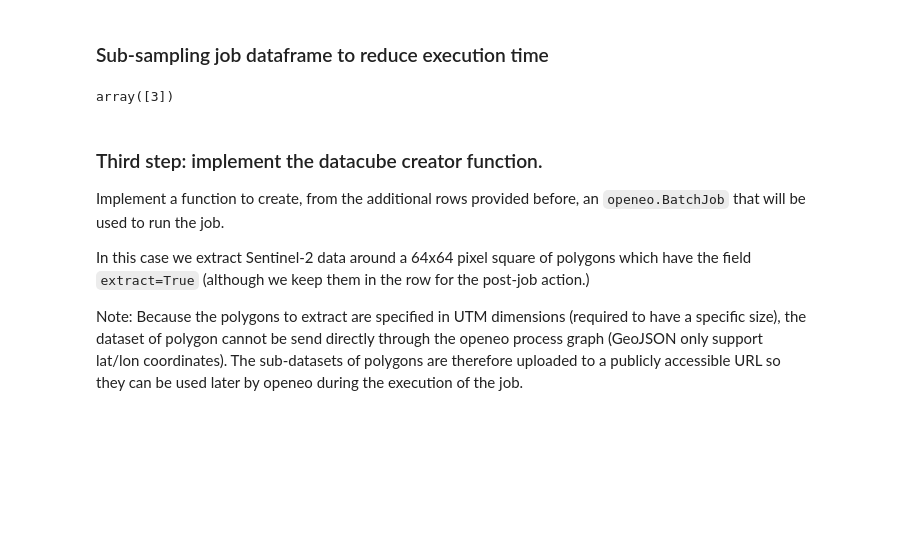
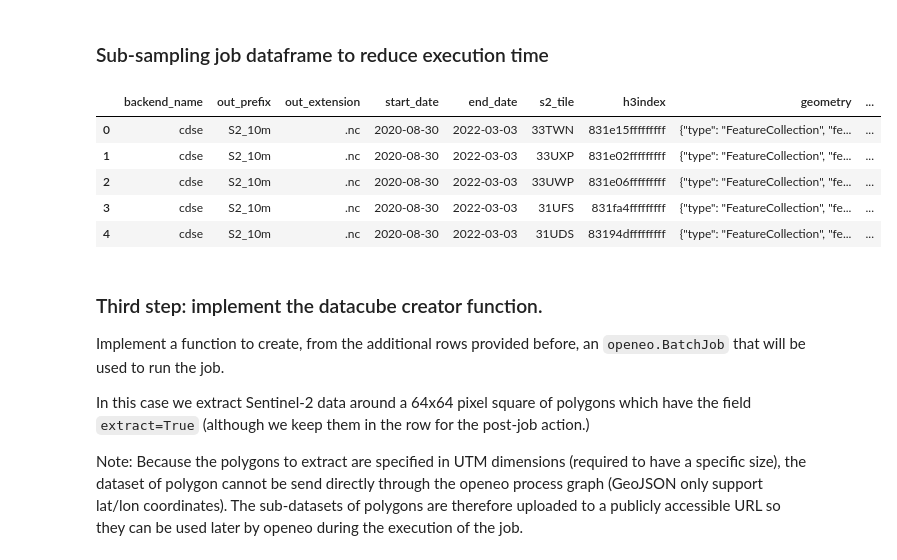
Before and after one commit to Open-EO/openeo-gfmap, a Jupyter notebook: examples/extraction_pipelines/S2_extraction_example.ipynb, the cells around one changed output. Saved outputs shown, nothing was run; the diff lists cells and outputs as text; code cells hidden in the pictures; blank space fills up the shorter version.

```diff
--- a/examples/extraction_pipelines/S2_extraction_example.ipynb
+++ b/examples/extraction_pipelines/S2_extraction_example.ipynb
@@ -116,18 +125,24 @@ job_df
 ### Sub-sampling job dataframe to reduce execution time
 # %%
 # Run a subset of the jobs to test the manager, the selected jobs have a fair amount of geometries to extract
-job_df = job_df.iloc[[0, 2, 3, -6]].reset_index(drop=True)
+# 8, 6, 4, 2 and 1 tiles
+job_df = job_df.iloc[[15, 93, 43, 3, 0]].reset_index(drop=True)
 # %%
 import geojson
 
 def get_job_nb_polygons(row: pd.Series) -> int:
     """Get the number of polygons in the geometry."""
     return len(list(filter(lambda feat: feat.properties.get("extract"), geojson.loads(row.geometry)['features'])))
 
 job_df['nb_polygons'] = job_df.apply(get_job_nb_polygons, axis=1)
-job_df.nb_polygons.values
+job_df
 # %% [output]
-array([3])
+|  | backend_name | out_prefix | out_extension | start_date | end_date | s2_tile | h3index | geometry | ... |
+| 0 | cdse | S2_10m | .nc | 2020-08-30 | 2022-03-03 | 33TWN | 831e15fffffffff | {"type": "FeatureCollection", "fe... | ... |
+| 1 | cdse | S2_10m | .nc | 2020-08-30 | 2022-03-03 | 33UXP | 831e02fffffffff | {"type": "FeatureCollection", "fe... | ... |
+| 2 | cdse | S2_10m | .nc | 2020-08-30 | 2022-03-03 | 33UWP | 831e06fffffffff | {"type": "FeatureCollection", "fe... | ... |
+| 3 | cdse | S2_10m | .nc | 2020-08-30 | 2022-03-03 | 31UFS | 831fa4fffffffff | {"type": "FeatureCollection", "fe... | ... |
+| 4 | cdse | S2_10m | .nc | 2020-08-30 | 2022-03-03 | 31UDS | 83194dfffffffff | {"type": "FeatureCollection", "fe... | ... |
 # %% [markdown]
 ### Third step: implement the datacube creator function.
 
```
Also changed, not shown: parts of 7 cells of this notebook, 1 other file.
